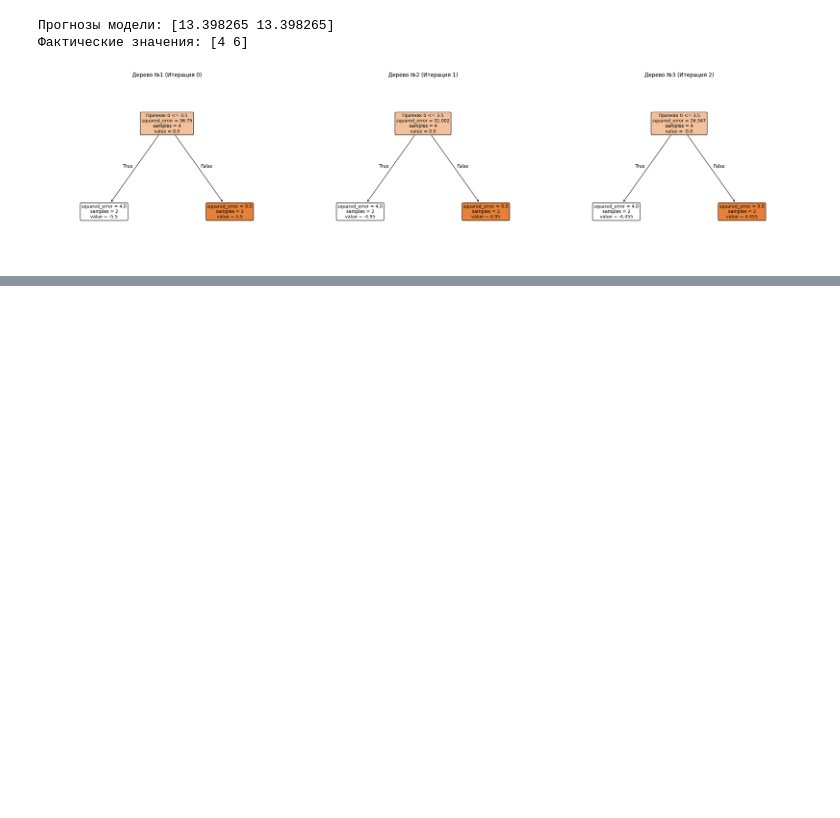
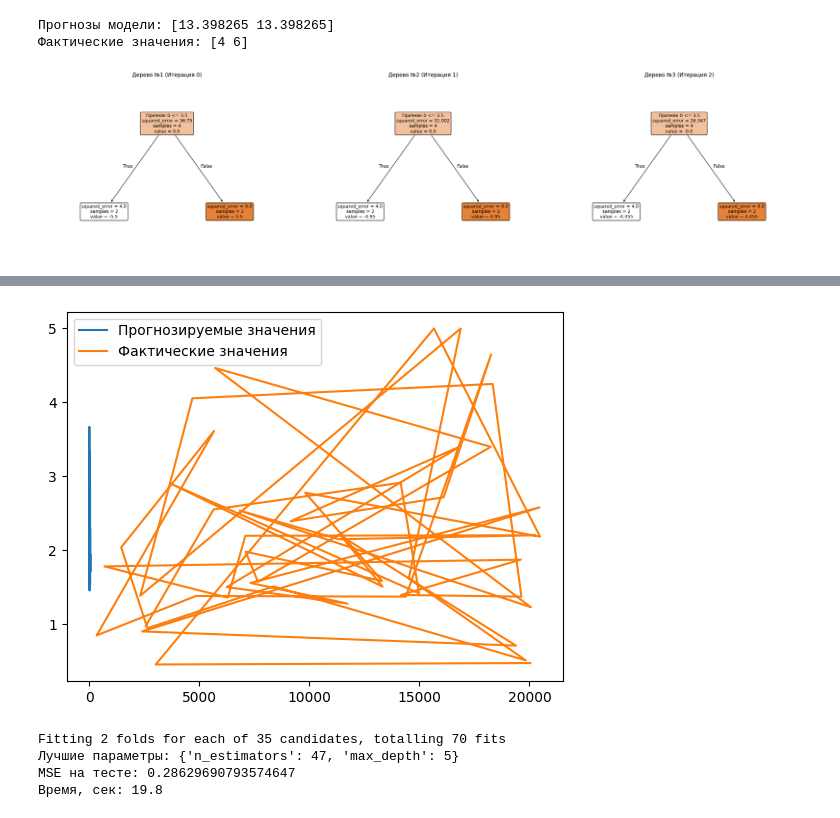
Before and after one commit to gggvitalii90/python_analytics_ich_120925, a Jupyter notebook: notebooks/Градиентный бустинг.ipynb, the cells around one changed output, grey strips where cells are left out. Cells and saved outputs as stored; diff of their text form; code cells hidden in the pictures; blank space fills up the shorter version.

```diff
--- a/notebooks/Градиентный бустинг.ipynb
+++ b/notebooks/Градиентный бустинг.ipynb
@@ -82,11 +87,11 @@ y = california_housing.target
 # %%
-X_train_cal, X_test_cal, y_train_cal, y_test_cal = train_test_split(X, y, test_size=0.2, random_state=42)
+X_train, X_test, y_train, y_test = train_test_split(X, y, test_size = 0.2, random_state = 42)
 # %%
 model_lin_reg = GradientBoostingRegressor(
-    n_estimators=100,  # число деревьев в ансамбле
+    n_estimators=10,  # число деревьев в ансамбле
     max_depth=3,       # максимальная глубина деревьев
     random_state=42    # фиксируем случайность для воспроизводимости
 )
 # %%
-model_lin_reg.fit(X_train_cal, y_train_cal)
+model_lin_reg.fit(X_train, y_train)
 # %% [output]
@@ -94,3 +99,3 @@ GradientBoostingRegressor(random_state=42)
 # %%
-y_pred_lin_reg_cal = model_lin_reg.predict(X_test_cal)
+y_pred = model_lin_reg.predict(X_test)
 # %%
@@ -103,0 +114,9 @@ R² на тестовом наборе для градиентного буст
+# %%
+# надо посотртиь график в две линии на котором будет видно как меняются предсказания модели и фактические значения в зависимости от признака.
+# надо ограничить чтоб было только две линии предсказания модели и фактические значения
+plt.plot(y_pred[0:50], label='Прогнозируемые значения')
+plt.plot(y_test[0:50], label='Фактические значения')
+plt.legend()
+plt.show()
+# %% [output]
+[figure, added]
@@ -103,0 +149,44 @@ R² на тестовом наборе для градиентного буст
+# %%
+import time
+import numpy as np
+from sklearn.model_selection import RandomizedSearchCV, train_test_split
+from sklearn.ensemble import GradientBoostingRegressor
+from sklearn.metrics import mean_squared_error
+
+start = time.time()
+
+# Ускоряем тюнинг: берем часть train
+X_small, _, y_small, _ = train_test_split(
+    X_train, y_train, train_size=5000, random_state=42
+)
+
+param_dist = {
+    "n_estimators": list(range(1, 51)),
+    "max_depth": list(range(1, 51))
+}
+
+search = RandomizedSearchCV(
+    estimator=GradientBoostingRegressor(random_state=42),
+    param_distributions=param_dist,
+    n_iter=35,                  # 35 случайных комбинаций вместо 2401
+    scoring="neg_mean_squared_error",
+    cv=2,                       # быстрее, чем 3-5
+    n_jobs=-1,                  # все ядра
+    random_state=42,
+    verbose=1
+)
+
+search.fit(X_small, y_small)
+
+best_model = search.best_estimator_
+y_pred = best_model.predict(X_test)
+mse = mean_squared_error(y_test, y_pred)
+
+print("Лучшие параметры:", search.best_params_)
+print("MSE на тесте:", mse)
+print("Время, сек:", round(time.time() - start, 1))
+# %% [output]
+Fitting 2 folds for each of 35 candidates, totalling 70 fits
+Лучшие параметры: {'n_estimators': 47, 'max_depth': 5}
+MSE на тесте: 0.28629690793574647
+Время, сек: 19.8
```
Also changed, not shown: parts of 8 cells of this notebook.
